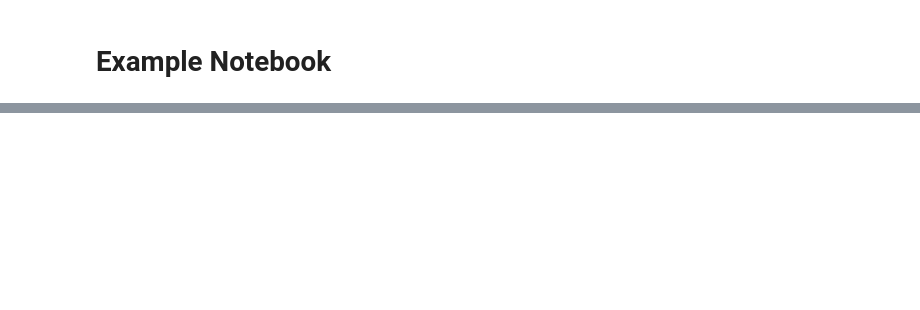
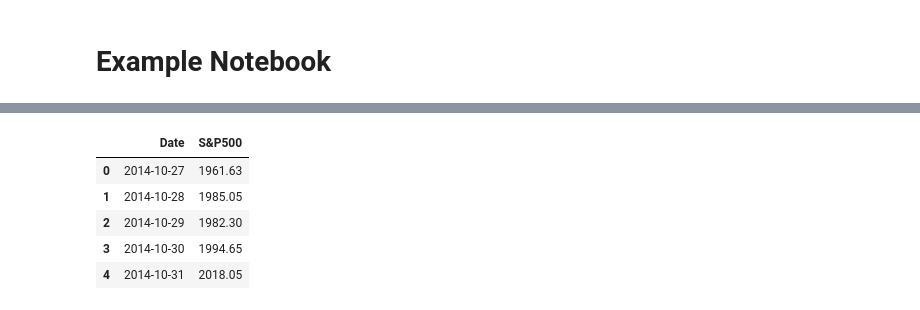
Before and after one commit to ruc-practical-ai/fall-2024-class-08, a Jupyter notebook: notebooks/example.ipynb, the cells around one changed output, grey strips where cells are left out. Saved outputs shown, nothing was run; the diff lists cells and outputs as text; code cells hidden in the pictures; blank space fills up the shorter version.

```diff
--- a/notebooks/example.ipynb
+++ b/notebooks/example.ipynb
@@ -41,0 +61,11 @@ kaggle.api.dataset_download_files('andrewmvd/sp-500-stocks', path=download_locat
+# %%
+index_file_path = "/workspaces/fall-2024-class-08/downloads/sp500_index.csv"
+index_df = pd.read_csv(index_file_path)
+index_df.head()
+# %% [output]
+|  | Date | S&P500 |
+| 0 | 2014-10-27 | 1961.63 |
+| 1 | 2014-10-28 | 1985.05 |
+| 2 | 2014-10-29 | 1982.30 |
+| 3 | 2014-10-30 | 1994.65 |
+| 4 | 2014-10-31 | 2018.05 |
```
Also changed, not shown: parts of 18 cells of this notebook, 2 other files.
